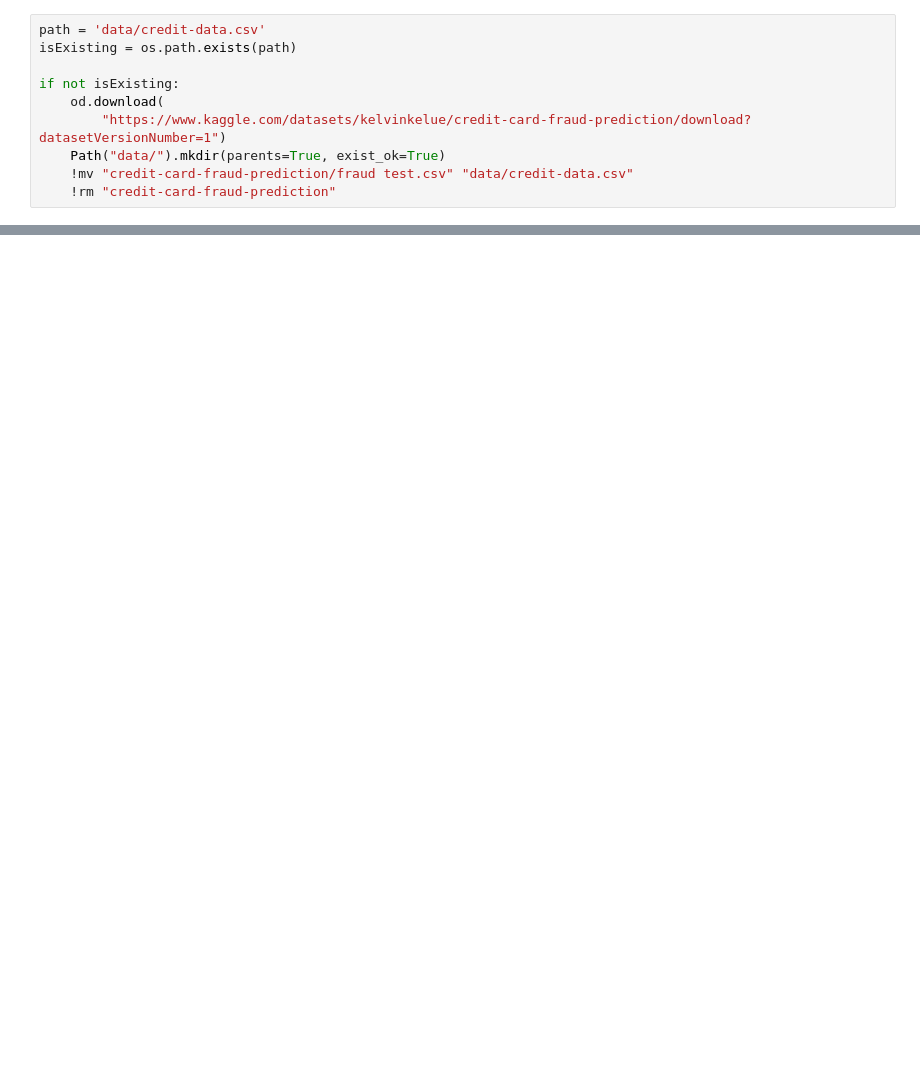
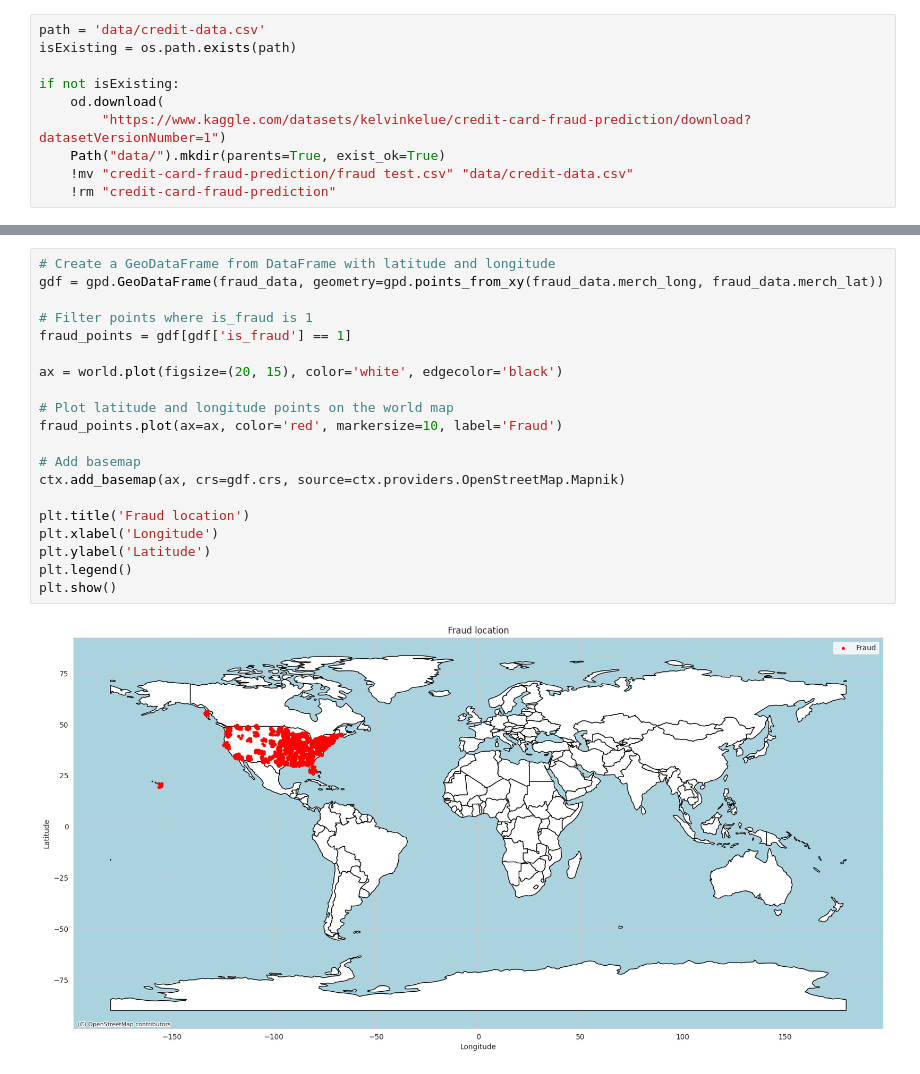
Before and after one commit to theConsite/PJATK_ASI, a Jupyter notebook: FraudDetectionPOC.ipynb, the cells around one changed output, grey strips where cells are left out. Saved outputs shown, nothing was run; the diff lists cells and outputs as text; blank space fills up the shorter version.

```diff
--- a/FraudDetectionPOC.ipynb
+++ b/FraudDetectionPOC.ipynb
@@ -92,0 +116,22 @@ max       -66.952026       1.000000
+# %%
+# Create a GeoDataFrame from DataFrame with latitude and longitude
+gdf = gpd.GeoDataFrame(fraud_data, geometry=gpd.points_from_xy(fraud_data.merch_long, fraud_data.merch_lat))
+
+# Filter points where is_fraud is 1
+fraud_points = gdf[gdf['is_fraud'] == 1]
+
+ax = world.plot(figsize=(20, 15), color='white', edgecolor='black')
+
+# Plot latitude and longitude points on the world map
+fraud_points.plot(ax=ax, color='red', markersize=10, label='Fraud')
+
+# Add basemap
+ctx.add_basemap(ax, crs=gdf.crs, source=ctx.providers.OpenStreetMap.Mapnik)
+
+plt.title('Fraud location')
+plt.xlabel('Longitude')
+plt.ylabel('Latitude')
+plt.legend()
+plt.show()
+# %% [output]
+[figure, added]
```
Also changed, not shown: parts of 26 cells of this notebook, 2 other files.
